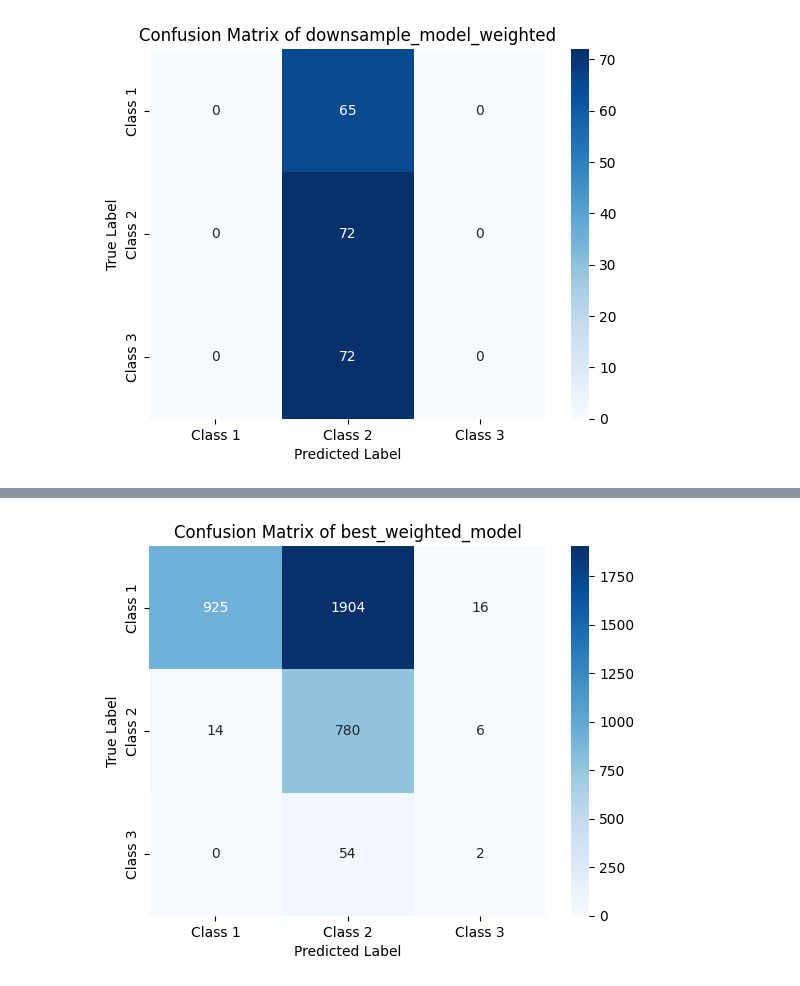
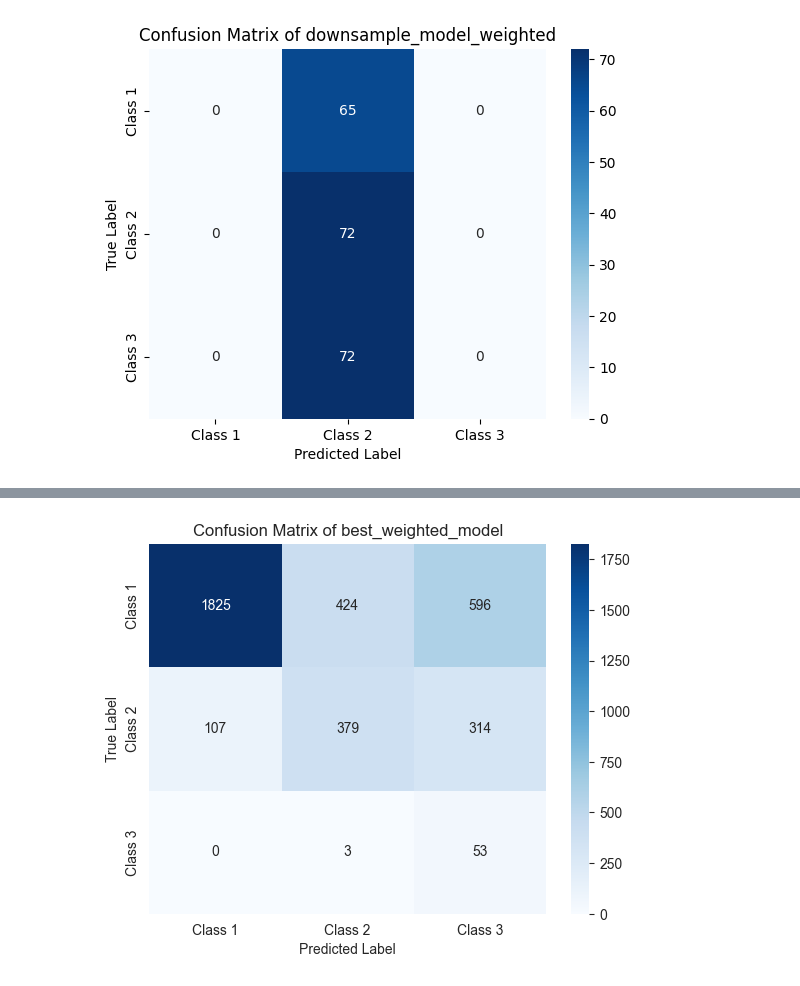
Before and after one commit to ruoqingz/drowsiness-monitoring-vehicle-data, a Jupyter notebook: neural_network/CNN-RNN.ipynb, the cells around one changed output, grey strips where cells are left out. Drawn from its saved outputs; the diff is of its cells as text; code cells hidden in the pictures.

```diff
--- a/neural_network/CNN-RNN.ipynb
+++ b/neural_network/CNN-RNN.ipynb
@@ -384,11 +380,12 @@ def objective_weighted_lstm(params):
 
     model.compile(optimizer=Adam(learning_rate=params['learning_rate']), loss='sparse_categorical_crossentropy', metrics=['sparse_categorical_accuracy'])
     model.fit(X_train, y_train, epochs=5, batch_size=params['mini_batch_size'], validation_data=(X_val, y_val), verbose=0, class_weight=class_weight)
-    _, val_acc = model.evaluate(X_val, y_val, verbose=0)
-    return -val_acc  # Hyperopt minimizes the objective function
+    # _, val_acc = model.evaluate(X_val, y_val, verbose=0)
+    recall=recall_score(y_val,model.predict(X_val).argmax(axis=1),average='macro')
+    return -recall  # Hyperopt minimizes the objective function
 
 trials = Trials()
-best_params_weighted_lstm = fmin(objective_weighted, space, algo=tpe.suggest, max_evals=20, trials=trials)
+best_params_weighted_lstm = fmin(objective_weighted_lstm, space, algo=tpe.suggest, max_evals=50, trials=trials)
 
 print("Best hyperparameters:", best_params_weighted_lstm)
 best_weighted_model_lstm = make_model_lstm(space_params, best_params_weighted_lstm)
@@ -431,7 +426,7 @@ def make_model_gru(space,best_params):
         tf.keras.layers.Dense(3, activation='softmax')
     ])
 
-    model.compile(optimizer=Adam(learning_rate=best_params['learning_rate']), loss='sparse_categorical_crossentropy', metrics=['sparse_categorical_accuracy'])
+    model.compile(optimizer=Adam(learning_rate=space['learning_rate'][best_params['learning_rate']]), loss='sparse_categorical_crossentropy', metrics=['sparse_categorical_accuracy'])
     return model
 
 def objective_weighted_gru(params):
@@ -482 +477 @@ Best hyperparameters: {'conv_filters_1': 3, 'conv_filters_2': 1, 'conv_filters_3
-[figure, old version]
+[figure, new version]
```
Also changed, not shown: parts of 14 cells of this notebook.
